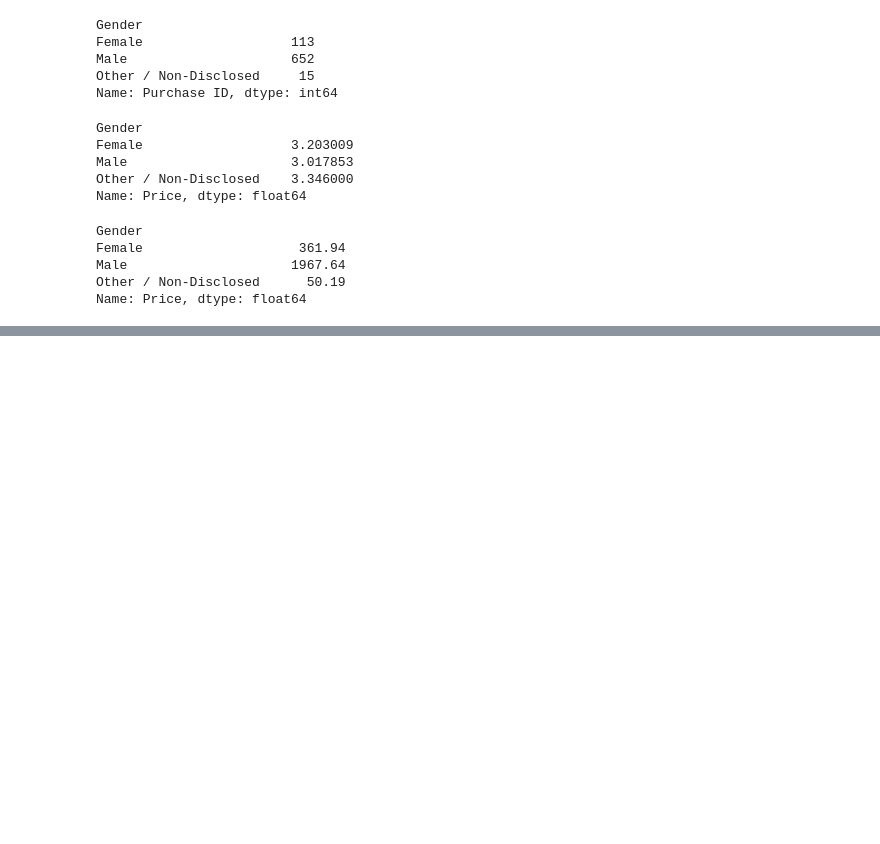
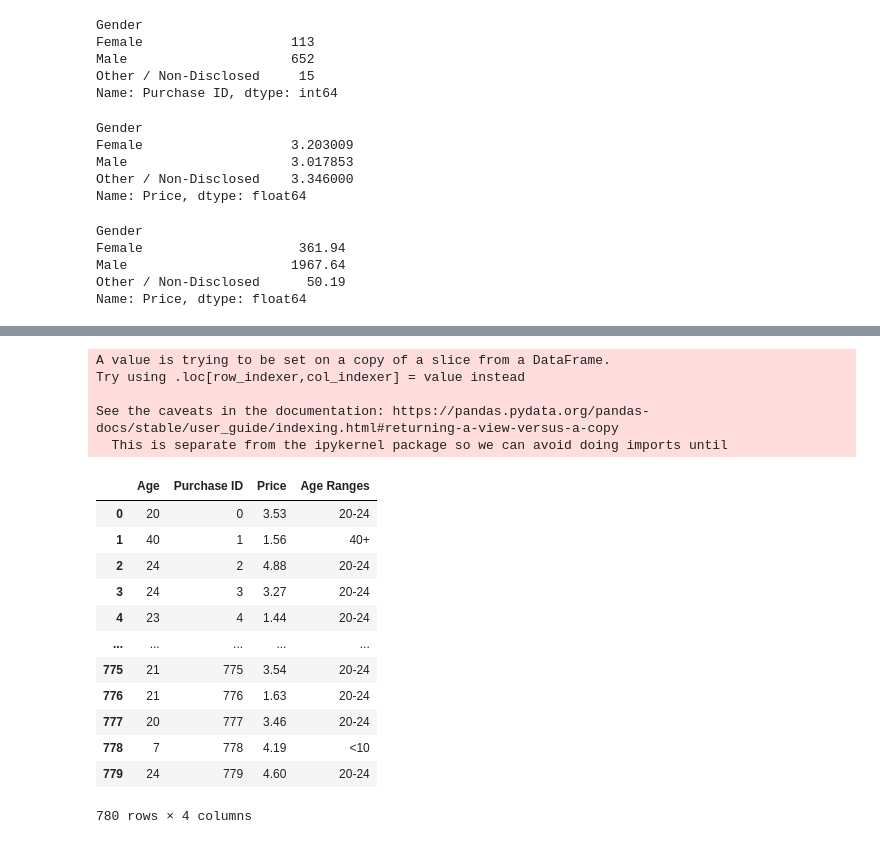
Before and after one commit to darrensagucio/pandas-challenge, a Jupyter notebook: HeroesOfPymoli/HeroesOfPymoli.ipynb, the cells around one changed output, grey strips where cells are left out. Cells and saved outputs as stored; diff of their text form; code cells hidden in the pictures; blank space fills up the shorter version.

```diff
--- a/HeroesOfPymoli/HeroesOfPymoli.ipynb
+++ b/HeroesOfPymoli/HeroesOfPymoli.ipynb
@@ -203,0 +269,3 @@ Name: Price, dtype: float64
+# %%
+just_age_df = purchasing_analysis_gender_df[["Age"]]
+just_age_df
@@ -203,0 +286,3 @@ Name: Price, dtype: float64
+# %%
+max_age = just_age_df["Age"].max()
+max_age
@@ -203,0 +291,4 @@ Name: Price, dtype: float64
+# %%
+bins = [0, 9, 14, 19, 24, 29, 34, 39, max_age]
+
+group_names = ["<10","10-14","15-19","20-24","25-29","30-34","35-39","40+"]
@@ -203,0 +434,3 @@ Name: Price, dtype: float64
+# %%
+just_purchase_n_age_df = purchase_data_df[["Age","Purchase ID", "Price"]]
+just_purchase_n_age_df
@@ -203,0 +451,24 @@ Name: Price, dtype: float64
+# %%
+#need to add a copy of bin
+just_purchase_n_age_df["Age Ranges"] = pd.cut(just_purchase_n_age_df["Age"], bins,
+                                    labels=group_names, include_lowest=True)
+just_purchase_n_age_df
+# %% [output]
+A value is trying to be set on a copy of a slice from a DataFrame.
+Try using .loc[row_indexer,col_indexer] = value instead
+
+See the caveats in the documentation: https://pandas.pydata.org/pandas-docs/stable/user_guide/indexing.html#returning-a-view-versus-a-copy
+  This is separate from the ipykernel package so we can avoid doing imports until
+|  | Age | Purchase ID | Price | Age Ranges |
+| 0 | 20 | 0 | 3.53 | 20-24 |
+| 1 | 40 | 1 | 1.56 | 40+ |
+| 2 | 24 | 2 | 4.88 | 20-24 |
+| 3 | 24 | 3 | 3.27 | 20-24 |
+| 4 | 23 | 4 | 1.44 | 20-24 |
+| ... | ... | ... | ... | ... |
+| 775 | 21 | 775 | 3.54 | 20-24 |
+| 776 | 21 | 776 | 1.63 | 20-24 |
+| 777 | 20 | 777 | 3.46 | 20-24 |
+| 778 | 7 | 778 | 4.19 | <10 |
+| 779 | 24 | 779 | 4.60 | 20-24 |
+780 rows × 4 columns
```
Also changed, not shown: parts of 42 cells of this notebook.
